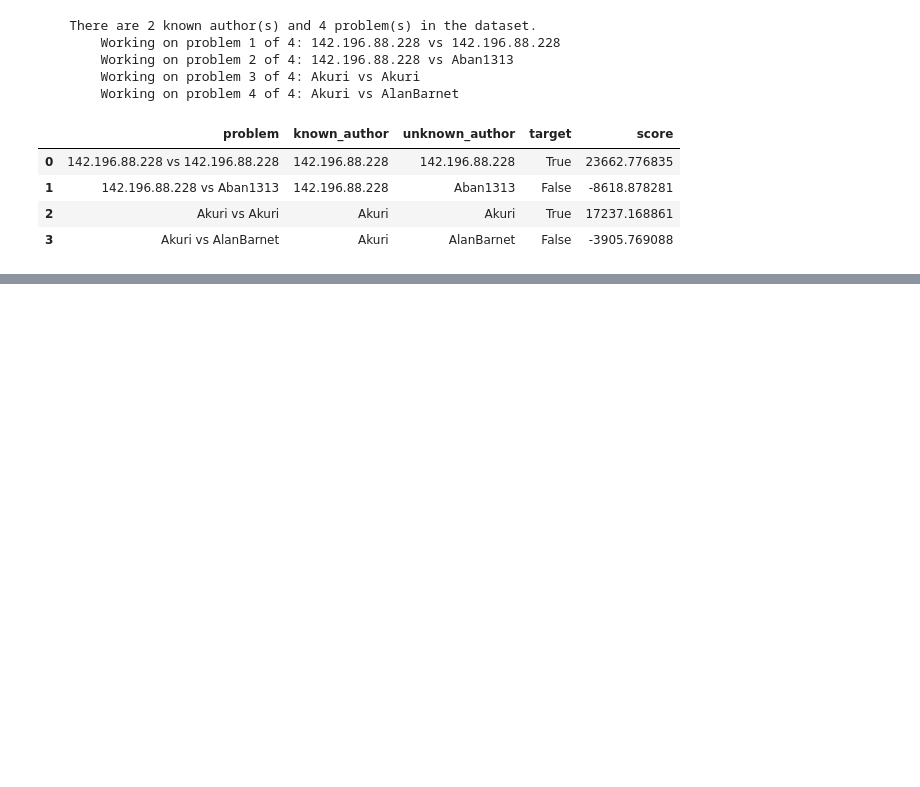
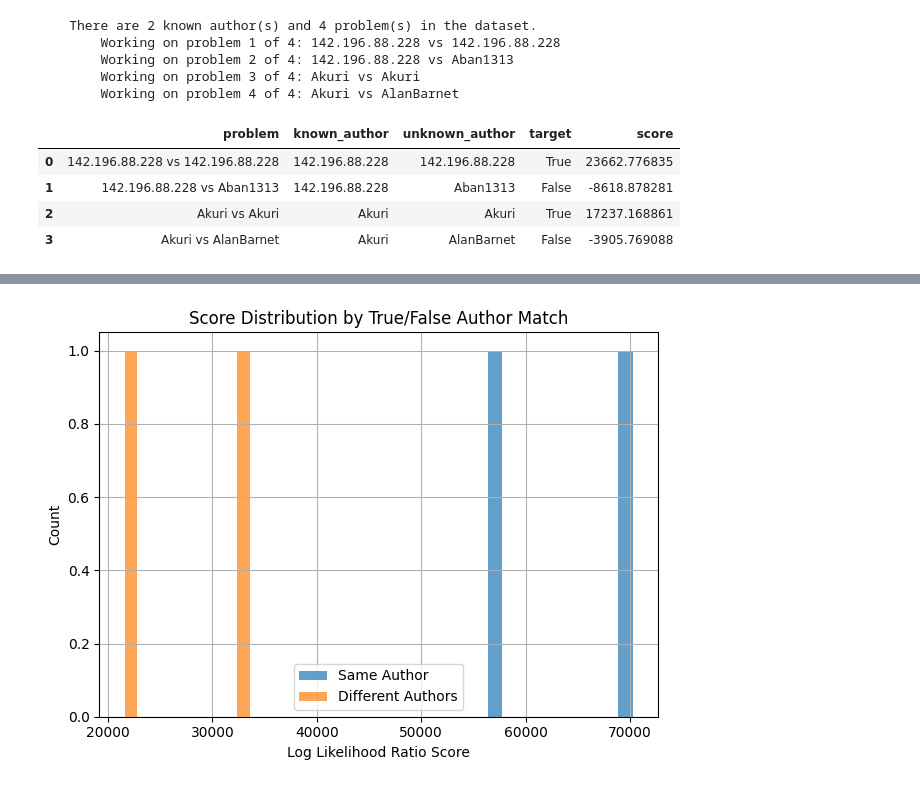
Before and after one commit to BenJCross1995/av_distributions, a Jupyter notebook: notebooks/Test Paraphrase LambdaG.ipynb, the cells around one changed output, grey strips where cells are left out. Cells and saved outputs as stored; diff of their text form; code cells hidden in the pictures; blank space fills up the shorter version.

```diff
--- a/notebooks/Test Paraphrase LambdaG.ipynb
+++ b/notebooks/Test Paraphrase LambdaG.ipynb
@@ -430,0 +160,9 @@ get_top_n_closest(known_embedded_filtered, known_filtered_embedded.iloc[0,17], t
+# %%
+data = read_jsonl('/Volumes/BCross/datasets/author_verification/training/Wiki/Qwen_2.5_1.5B/gen_t_1.5_tp_0.9/lambda_g_results.jsonl')
+# %%
+grouped_data = (
+    data
+    .groupby(['problem', 'target'], as_index=False)
+    ['score']
+    .mean()
+)
@@ -430,0 +179,13 @@ get_top_n_closest(known_embedded_filtered, known_filtered_embedded.iloc[0,17], t
+# %%
+# Plot histogram of scores by target
+plt.figure()
+grouped_data[grouped_data['target'] == True]['score'].hist(alpha=0.7, label='Same Author')
+grouped_data[grouped_data['target'] == False]['score'].hist(alpha=0.7, label='Different Authors')
+plt.title('Score Distribution by True/False Author Match')
+plt.xlabel('Log Likelihood Ratio Score')
+plt.ylabel('Count')
+plt.legend()
+plt.tight_layout()
+plt.show()
+# %% [output]
+[figure, added]
```
Also changed, not shown: parts of 40 cells of this notebook, 2 other files.
